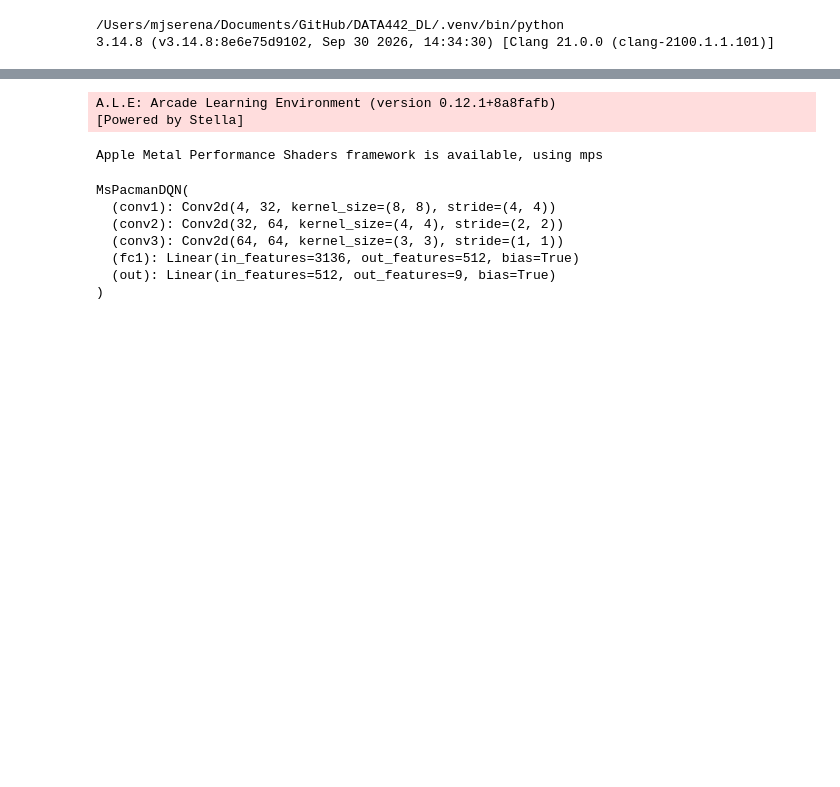
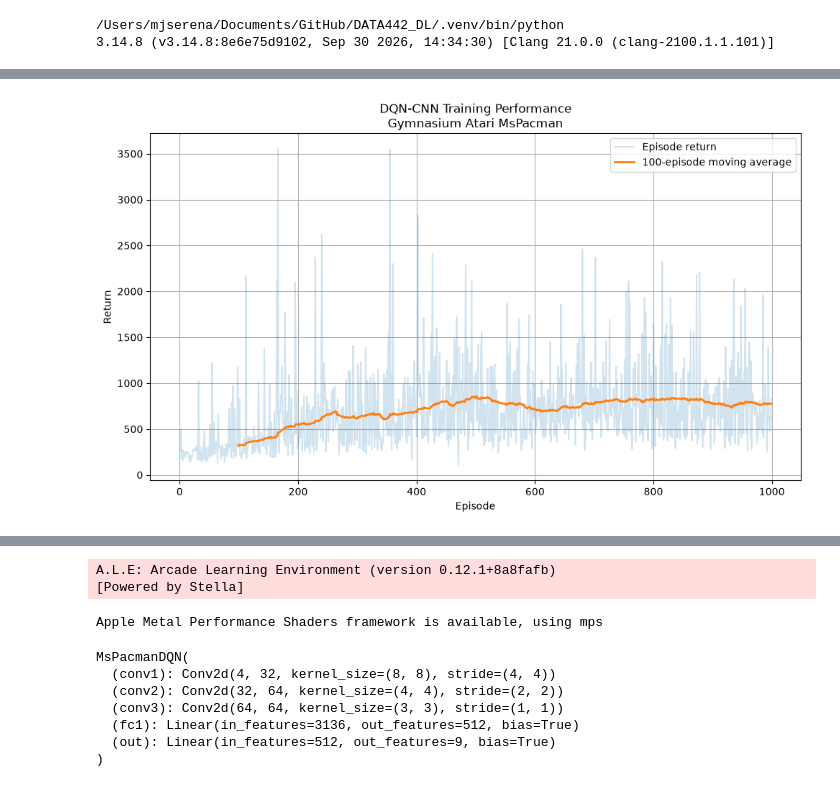
Before and after one commit to mjserena/DATA442_DL, a Jupyter notebook: Analyze.ipynb, the cells around one changed output, grey strips where cells are left out. Saved outputs shown, nothing was run; the diff lists cells and outputs as text; code cells hidden in the pictures; blank space fills up the shorter version.

```diff
--- a/Analyze.ipynb
+++ b/Analyze.ipynb
@@ -55,3 +72,37 @@ plt.show()
+# %%
+# Compute moving average
+train_df["return_ma100"] = (
+    train_df["return"].rolling(window=100).mean()
+)
+
+plt.figure(figsize=(10, 6))
+
+# Individual episode returns
+plt.plot(
+    train_df["episode"],
+    train_df["return"],
+    alpha=0.20,
+    label="Episode return"
+)
+
+# Smoothed learning curve
+plt.plot(
+    train_df["episode"],
+    train_df["return_ma100"],
+    linewidth=2,
+    label="100-episode moving average"
+)
+
+plt.xlabel("Episode")
+plt.ylabel("Return")
+plt.title("DQN-CNN Training Performance\nGymnasium Atari MsPacman")
+plt.legend()
+plt.grid(True)
+plt.tight_layout()
+plt.savefig("DQN_CNN_Training_Atari.png", bbox_inches="tight")
+plt.show()
+# %% [output]
+[figure, added]
 # %%
 test_df = df[df["phase"] == "test"]
 test_df.info()
```
Also changed, not shown: parts of 6 cells of this notebook, 8 other files.
